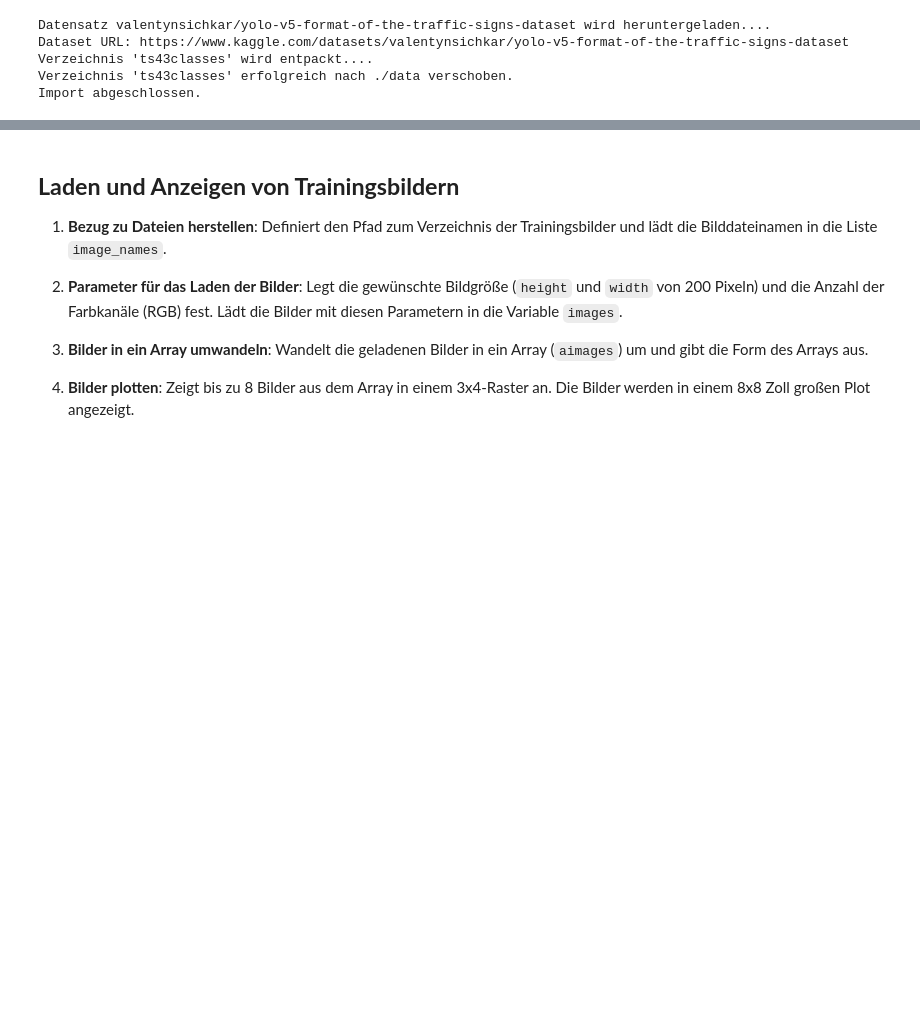
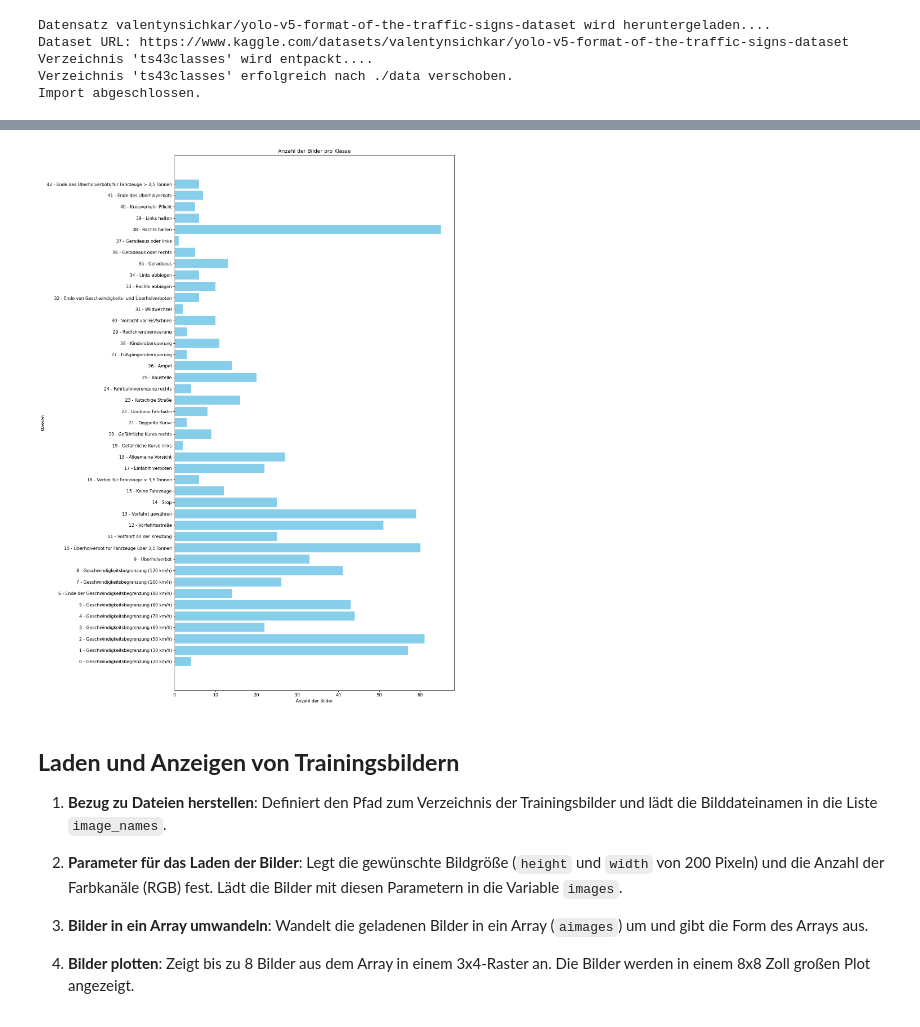
Before and after one commit to Laieb786/projekt-cnn-yolo-echtzeiterkennung-verkehszeichen-gtsrb, a Jupyter notebook: cnn_echtzeiterkennung_verkehrszeichen_modell.ipynb, the cells around one changed output, grey strips where cells are left out. Drawn from its saved outputs; the diff is of its cells as text; code cells hidden in the pictures; blank space fills up the shorter version.

```diff
--- a/cnn_echtzeiterkennung_verkehrszeichen_modell.ipynb
+++ b/cnn_echtzeiterkennung_verkehrszeichen_modell.ipynb
@@ -130,3 +112,92 @@ Import abgeschlossen.
+# %%
+import os
+import matplotlib.pyplot as plt
+from collections import Counter
+
+# Nur für Jupyter Notebook
+%matplotlib inline
+
+# Pfad zu den Label-Dateien
+label_path = "G:/Meine Ablage/projekt-cnn-yolo-echtzeiterkennung-verkehszeichen-gtsrb/data/labels/train"
+
+# Klassenbezeichnungen (entsprechend Ihrer dataset.yaml)
+class_names = [
+    "Geschwindigkeitsbegrenzung (20 km/h)",
+    "Geschwindigkeitsbegrenzung (30 km/h)",
+    "Geschwindigkeitsbegrenzung (50 km/h)",
+    "Geschwindigkeitsbegrenzung (60 km/h)",
+    "Geschwindigkeitsbegrenzung (70 km/h)",
+    "Geschwindigkeitsbegrenzung (80 km/h)",
+    "Ende der Geschwindigkeitsbegrenzung (80 km/h)",
+    "Geschwindigkeitsbegrenzung (100 km/h)",
+    "Geschwindigkeitsbegrenzung (120 km/h)",
+    "Überholverbot",
+    "Überholverbot für Fahrzeuge über 3,5 Tonnen",
+    "Vorfahrt an der Kreuzung",
+    "Vorfahrtsstraße",
+    "Vorfahrt gewähren",
+    "Stop",
+    "Keine Fahrzeuge",
+    "Verbot für Fahrzeuge > 3,5 Tonnen",
+    "Einfahrt verboten",
+    "Allgemeine Vorsicht",
+    "Gefährliche Kurve links",
+    "Gefährliche Kurve rechts",
+    "Doppelte Kurve",
+    "Unebene Fahrbahn",
+    "Rutschige Straße",
+    "Fahrbahnverengung rechts",
+    "Baustelle",
+    "Ampel",
+    "Fußgängerüberquerung",
+    "Kinderüberquerung",
+    "Radfahrerüberquerung",
+    "Vorsicht vor Eis/Schnee",
+    "Wildwechsel",
+    "Ende von Geschwindigkeits- und Überholverboten",
+    "Rechts abbiegen",
+    "Links abbiegen",
+    "Geradeaus",
+    "Geradeaus oder rechts",
+    "Geradeaus oder links",
+    "Rechts halten",
+    "Links halten",
+    "Kreisverkehr Pflicht",
+    "Ende des Überholverbots",
+    "Ende des Überholverbots für Fahrzeuge > 3,5 Tonnen"
+]
+
+# Zähler für die Anzahl der Bilder pro Klasse
+class_counts = Counter()
+
+# Alle Label-Dateien durchgehen und die Klassen zählen
+for label_file in os.listdir(label_path):
+    if label_file.endswith(".txt"):
+        with open(os.path.join(label_path, label_file), 'r') as file:
+            for line in file:
+                class_id = int(line.split()[0])
+                class_counts[class_id] += 1
+
+# Klassenbezeichnungen und Zähler in Listen umwandeln
+classes = [f"{i} - {class_names[i]}" for i in range(len(class_names))]
+counts = [class_counts[i] for i in range(len(class_names))]
+
+# Plotten der Ergebnisse
+plt.figure(figsize=(15, 20))  # Anpassung der Figurgröße für viele Klassen
+plt.barh(classes, counts, color='skyblue')
+plt.xlabel('Anzahl der Bilder')
+plt.ylabel('Klassen')
+plt.title('Anzahl der Bilder pro Klasse')
+plt.tight_layout()
+
+# Speichern des Plots als Bilddatei
+ziel_verzeichnis = 'G:\Meine Ablage\projekt-cnn-yolo-echtzeiterkennung-verkehszeichen-gtsrb\data'
+plt.savefig(os.path.join(ziel_verzeichnis, 'labels_train.jpg'), dpi=300)
+
+# Anzeigen des Plots
+plt.show()
+# %% [output]
+[figure, added]
 # %% [markdown]
 ## **Laden und Anzeigen von Trainingsbildern**
 
```
Also changed, not shown: parts of 8 cells of this notebook.
